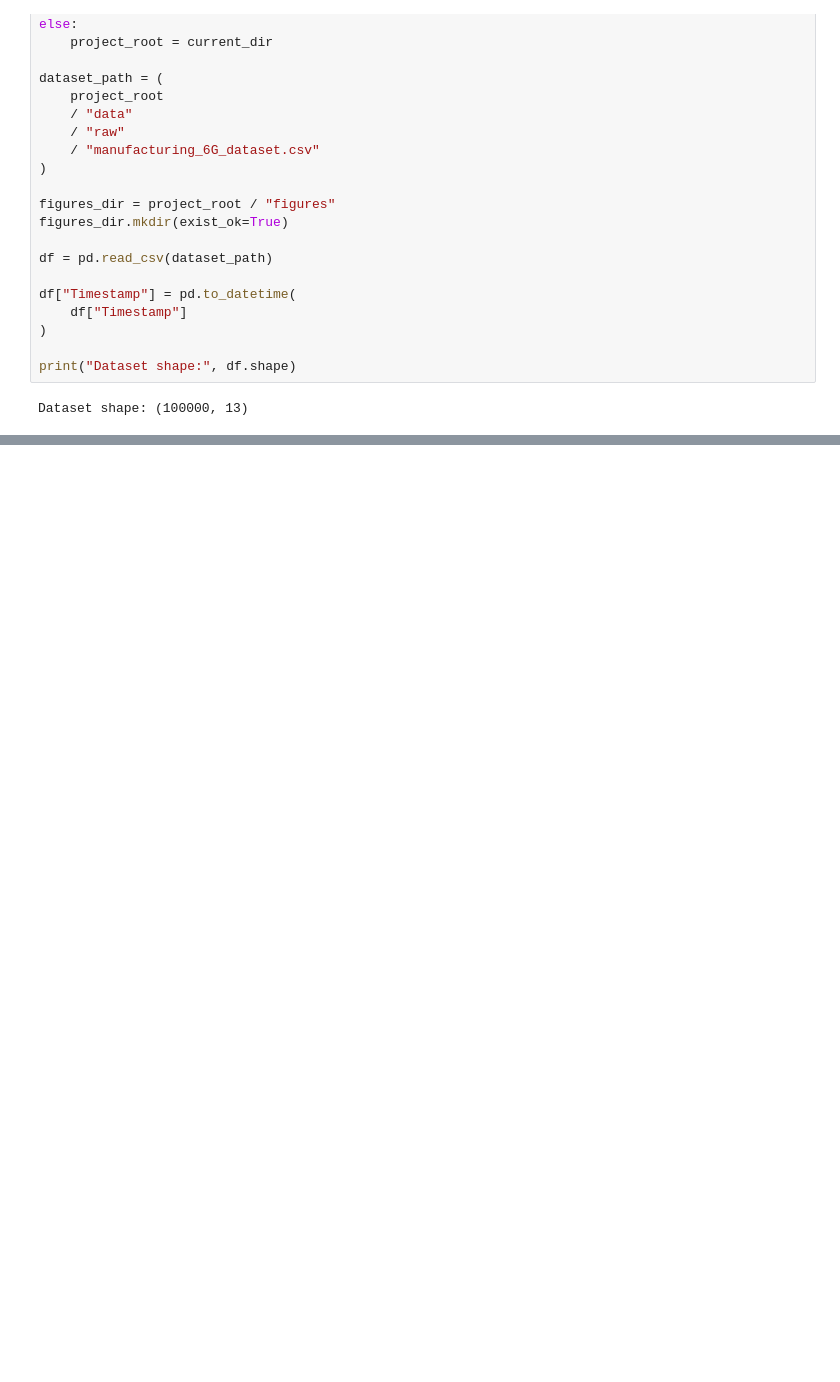
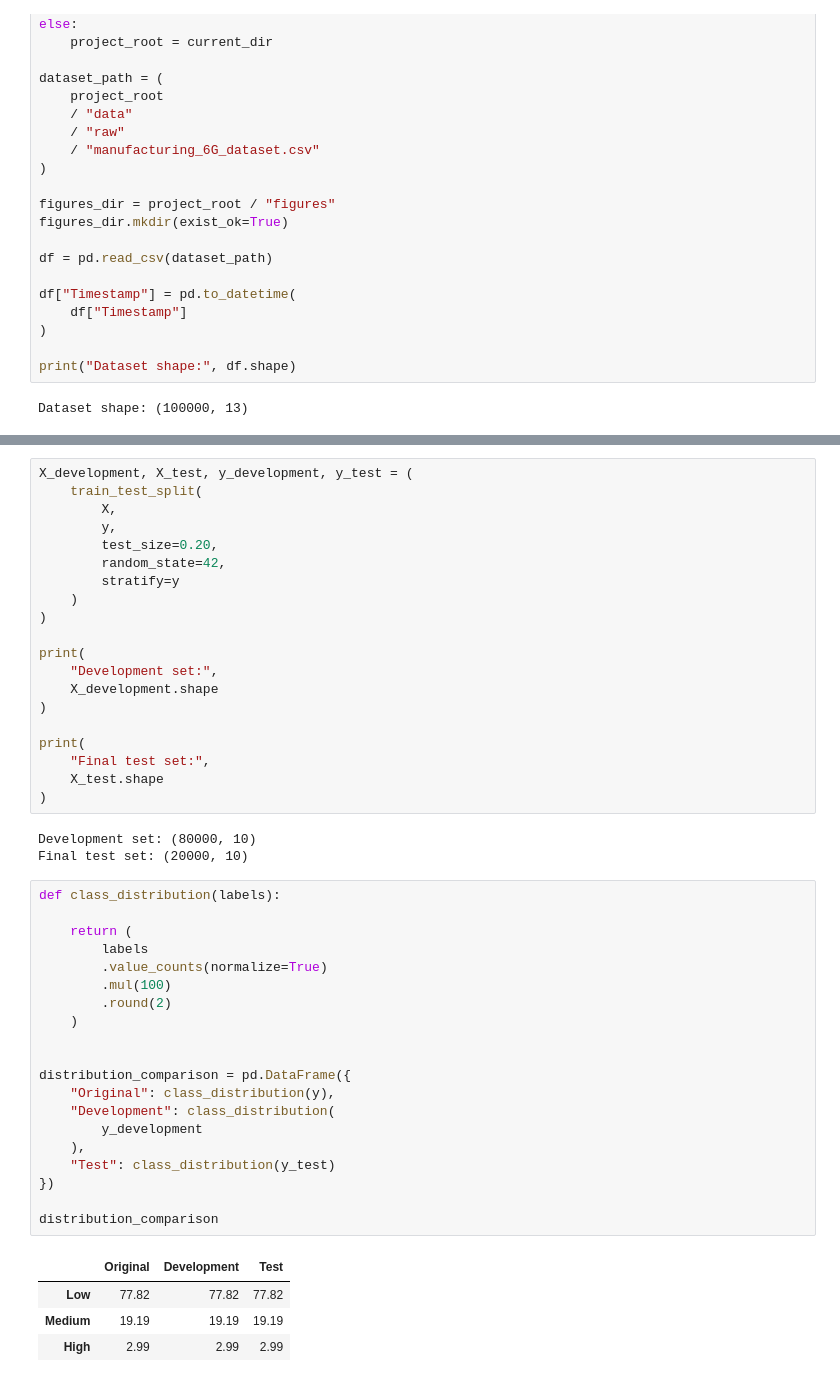
Before and after one commit to janithTG/AI-Group-Project-UW, a Jupyter notebook: notebooks/03_preprocessing_and_baseline_models.ipynb, the cells around one changed output, grey strips where cells are left out. Drawn from its saved outputs; the diff is of its cells as text; blank space fills up the shorter version.

```diff
--- a/notebooks/03_preprocessing_and_baseline_models.ipynb
+++ b/notebooks/03_preprocessing_and_baseline_models.ipynb
@@ -77,0 +120,48 @@ Dataset shape: (100000, 13)
+# %%
+X_development, X_test, y_development, y_test = (
+    train_test_split(
+        X,
+        y,
+        test_size=0.20,
+        random_state=42,
+        stratify=y
+    )
+)
+
+print(
+    "Development set:",
+    X_development.shape
+)
+
+print(
+    "Final test set:",
+    X_test.shape
+)
+# %% [output]
+Development set: (80000, 10)
+Final test set: (20000, 10)
+# %%
+def class_distribution(labels):
+
+    return (
+        labels
+        .value_counts(normalize=True)
+        .mul(100)
+        .round(2)
+    )
+
+
+distribution_comparison = pd.DataFrame({
+    "Original": class_distribution(y),
+    "Development": class_distribution(
+        y_development
+    ),
+    "Test": class_distribution(y_test)
+})
+
+distribution_comparison
+# %% [output]
+|  | Original | Development | Test |
+| Low | 77.82 | 77.82 | 77.82 |
+| Medium | 19.19 | 19.19 | 19.19 |
+| High | 2.99 | 2.99 | 2.99 |
```
Also changed, not shown: parts of 16 cells of this notebook, 1 other file.
